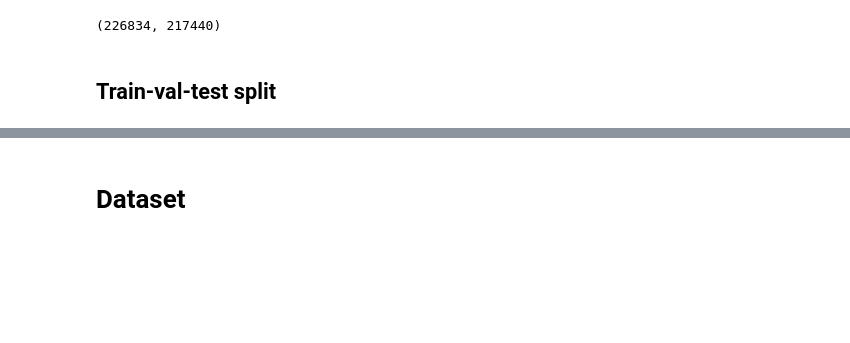
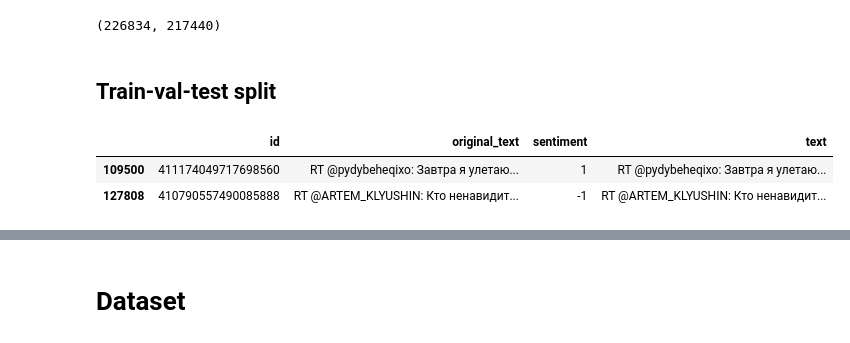
Before and after one commit to Guitaricet/text_classification, a Jupyter notebook: preproces/makaron.ipynb, the cells around one changed output, grey strips where cells are left out. Drawn from its saved outputs; the diff is of its cells as text; code cells hidden in the pictures; blank space fills up the shorter version.

Commit message:
fixed mokoron split fasttext mokoron

```diff
--- a/preproces/makaron.ipynb
+++ b/preproces/makaron.ipynb
@@ -51,3 +51,11 @@ len(data.text), len(set(list(data.text)))
 (226834, 217440)
 # %% [markdown]
 ## Train-val-test split
+# %%
+data = pd.read_csv('/media/data/nlp/sentiment/ru-mokoron/spellchecked.csv', index_col=0)
+# %%
+data.sample(2)
+# %% [output]
+|  | id | original_text | sentiment | text |
+| 109500 | 411174049717698560 | RT @pydybeheqixo: Завтра я улетаю... | 1 | RT @pydybeheqixo: Завтра я улетаю... |
+| 127808 | 410790557490085888 | RT @ARTEM_KLYUSHIN: Кто ненавидит... | -1 | RT @ARTEM_KLYUSHIN: Кто ненавидит... |
```
Also changed, not shown: parts of 26 cells of this notebook, 37 other files.
